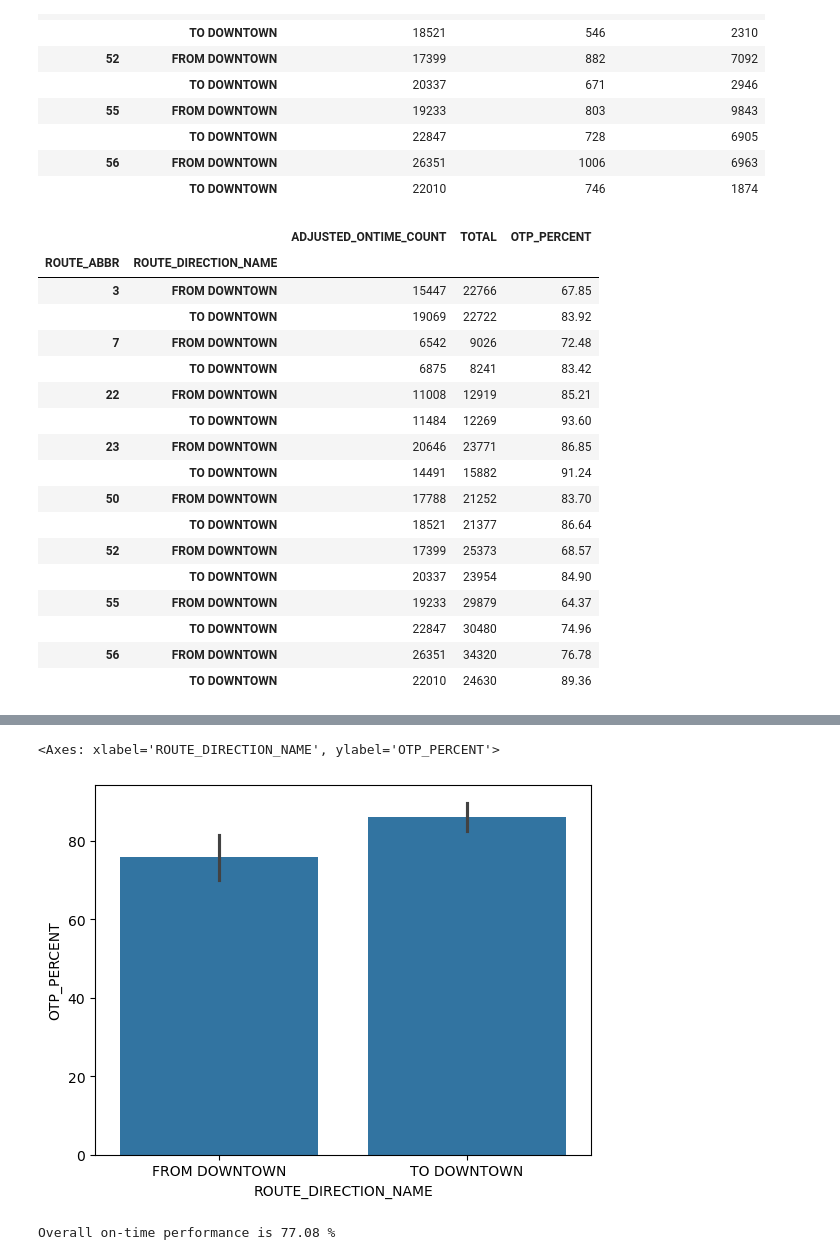
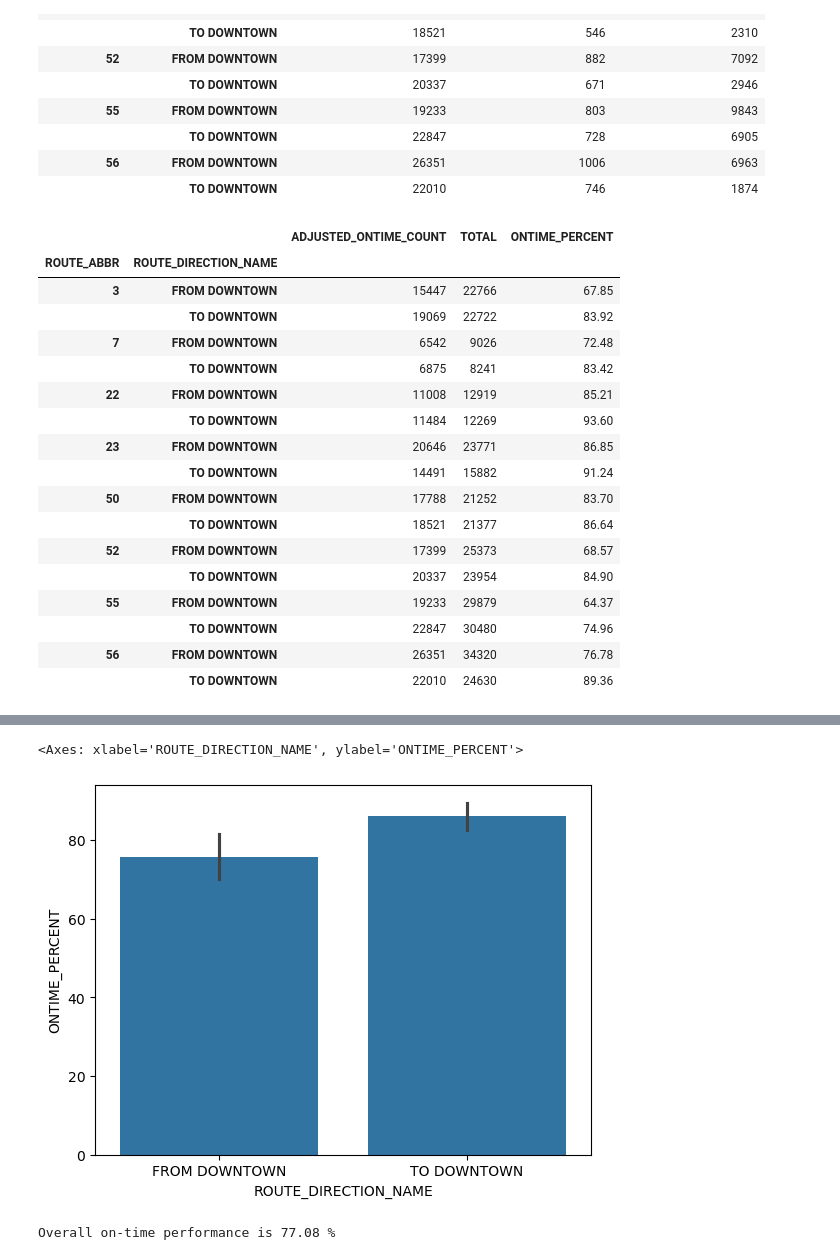
Before and after one commit to Isiybelle/wego-analysis, a Jupyter notebook: notebooks/TKhercules.ipynb, the cells around one changed output, grey strips where cells are left out. Drawn from its saved outputs; the diff is of its cells as text; code cells hidden in the pictures.

```diff
--- a/notebooks/TKhercules.ipynb
+++ b/notebooks/TKhercules.ipynb
@@ -155,10 +155,14 @@ route
 |  | TO DOWNTOWN | 22010 | 746 | 1874 |
 # %%
 route['TOTAL'] = (route['ADJUSTED_ONTIME_COUNT'] + route['ADJUSTED_EARLY_COUNT'] + route['ADJUSTED_LATE_COUNT'])
-route['OTP_PERCENT'] = round((route['ADJUSTED_ONTIME_COUNT'] / route['TOTAL']) * 100, 2)
-route[['ADJUSTED_ONTIME_COUNT', 'TOTAL', 'OTP_PERCENT']]
+#total per row
+
+route['ONTIME_PERCENT'] = round((route['ADJUSTED_ONTIME_COUNT'] / route['TOTAL']) * 100, 2)
+#on time as a percent
+
+route[['ADJUSTED_ONTIME_COUNT', 'TOTAL', 'ONTIME_PERCENT']]
 # %% [output]
-|  |  | ADJUSTED_ONTIME_COUNT | TOTAL | OTP_PERCENT |
+|  |  | ADJUSTED_ONTIME_COUNT | TOTAL | ONTIME_PERCENT |
 | ROUTE_ABBR | ROUTE_DIRECTION_NAME |  |  |  |
 | 3 | FROM DOWNTOWN | 15447 | 22766 | 67.85 |
 |  | TO DOWNTOWN | 19069 | 22722 | 83.92 |
@@ -200,10 +204,10 @@ routedf
 | 56 | FROM DOWNTOWN | 26351 | 1006 | 6963 | 34320 | ... |
 |  | TO DOWNTOWN | 22010 | 746 | 1874 | 24630 | ... |
 # %%
-sns.barplot(x = 'ROUTE_DIRECTION_NAME', y = 'OTP_PERCENT', data = routedf)
+sns.barplot(x = 'ROUTE_DIRECTION_NAME', y = 'ONTIME_PERCENT', data = routedf)
 # %% [output]
-<Axes: xlabel='ROUTE_DIRECTION_NAME', ylabel='OTP_PERCENT'>
+<Axes: xlabel='ROUTE_DIRECTION_NAME', ylabel='ONTIME_PERCENT'>
-[figure, old version]
+[figure, new version]
 # %%
 on_time_performance = wego[wego['ADJUSTED_ONTIME_COUNT'] == 1] # on-time rows
 on_time_performance_pct = round((len(on_time_performance) / len(wego)) * 100, 2) # overall ot performance pct
```
Also changed, not shown: parts of 39 cells of this notebook.
